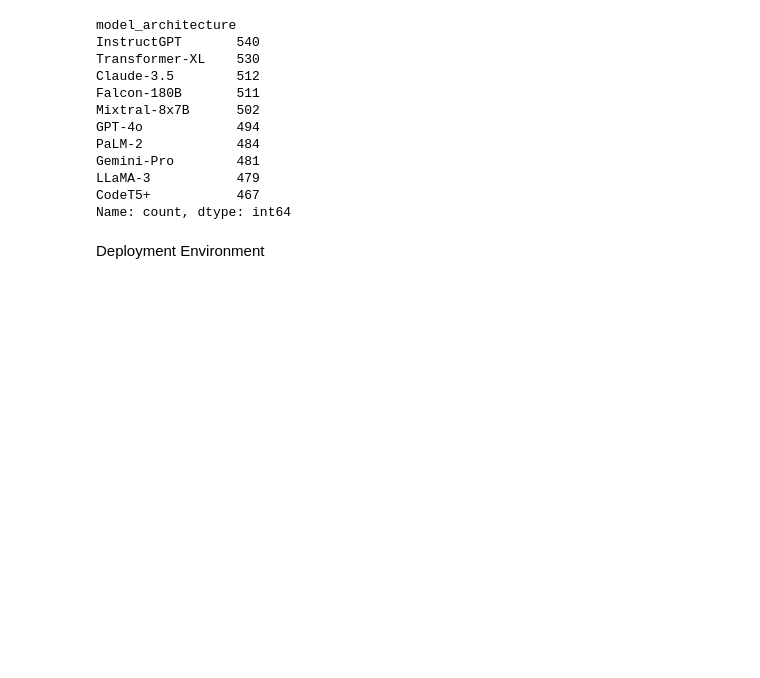
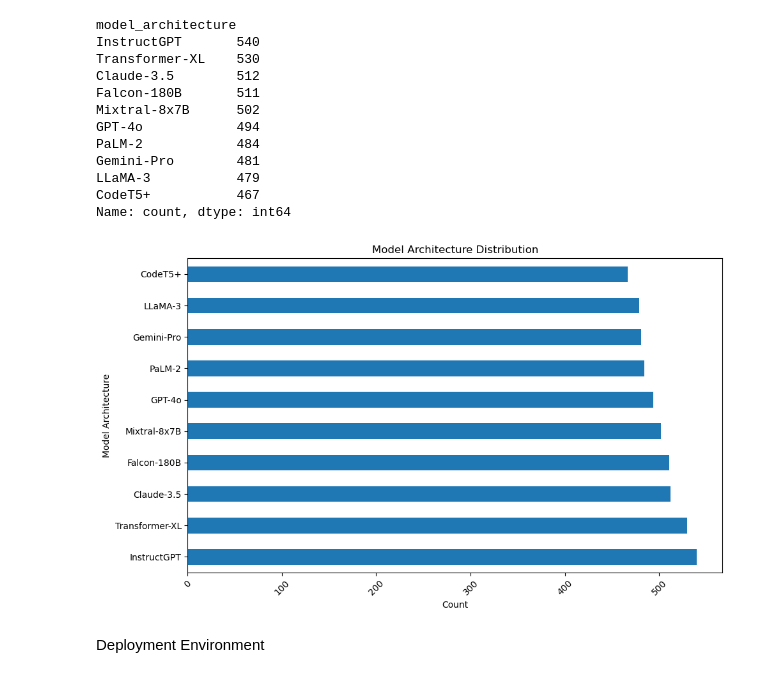
Before and after one commit to EvgenieTiv/DataAnalysisProject, a Jupyter notebook: basic_data_research.ipynb, the cells around one changed output. Drawn from its saved outputs; the diff is of its cells as text; code cells hidden in the pictures; blank space fills up the shorter version.

```diff
--- a/basic_data_research.ipynb
+++ b/basic_data_research.ipynb
@@ -140,6 +151,17 @@ Gemini-Pro        481
 LLaMA-3           479
 CodeT5+           467
 Name: count, dtype: int64
+# %%
+plt.figure(figsize=(10, 6))
+df['model_architecture'].value_counts().plot(kind='barh')
+plt.title('Model Architecture Distribution')
+plt.ylabel('Model Architecture')
+plt.xlabel('Count')
+plt.xticks(rotation=45)
+plt.tight_layout()
+plt.show()
+# %% [output]
+[figure, added]
 # %% [markdown]
 Deployment Environment
 # %%
```
Also changed, not shown: parts of 27 cells of this notebook.
